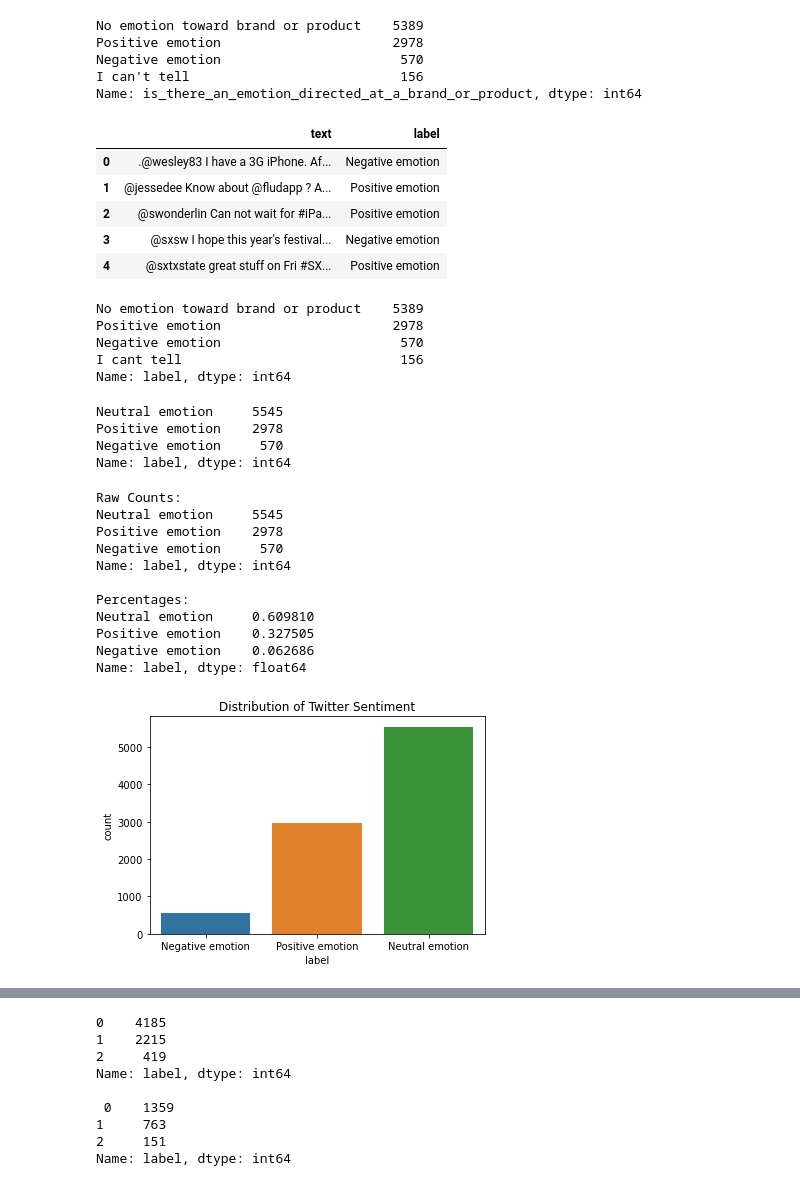
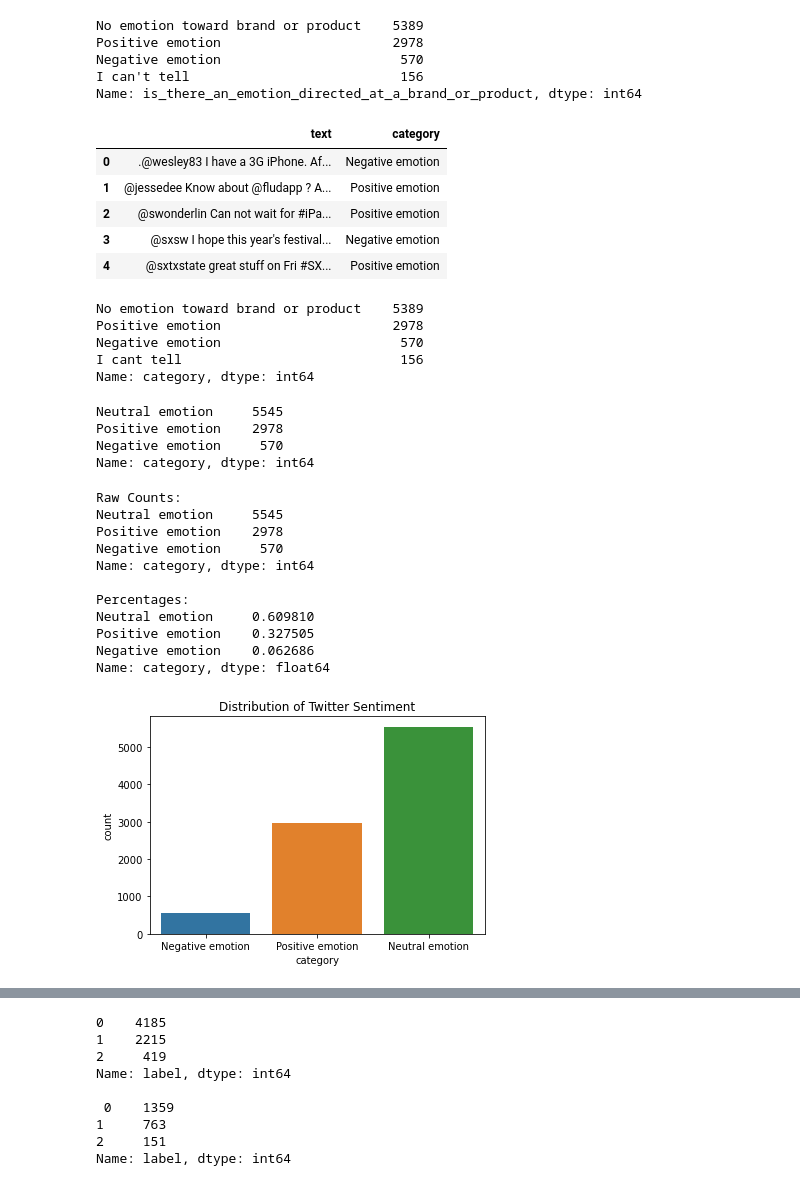
Before and after one commit to VolhaP87/Twitter_Sentiment_Analysis, a Jupyter notebook: Untitled.ipynb, the cells around one changed output, grey strips where cells are left out. Drawn from its saved outputs; the diff is of its cells as text; code cells hidden in the pictures.

```diff
--- a/Untitled.ipynb
+++ b/Untitled.ipynb
@@ -45,65 +44,65 @@ I can't tell                           156
 Name: is_there_an_emotion_directed_at_a_brand_or_product, dtype: int64
 # %%
 data = df[['tweet_text', 'is_there_an_emotion_directed_at_a_brand_or_product']]
-data = data.rename(columns = {'tweet_text' : 'text', 'is_there_an_emotion_directed_at_a_brand_or_product' : 'label'})
+data = data.rename(columns = {'tweet_text' : 'text', 'is_there_an_emotion_directed_at_a_brand_or_product' : 'category'})
 data.head()
 # %% [output]
-|  | text | label |
+|  | text | category |
 | 0 | .@wesley83 I have a 3G iPhone. Af... | Negative emotion |
 | 1 | @jessedee Know about @fludapp ? A... | Positive emotion |
 | 2 | @swonderlin Can not wait for #iPa... | Positive emotion |
 | 3 | @sxsw I hope this year's festival... | Negative emotion |
 | 4 | @sxtxstate great stuff on Fri #SX... | Positive emotion |
 # %%
-data['label'] = data['label'].replace("[',]", "", regex=True)
-data['label'].value_counts()
+data['category'] = data['category'].replace("[',]", "", regex=True)
+data['category'].value_counts()
 # %% [output]
 No emotion toward brand or product    5389
 Positive emotion                      2978
 Negative emotion                       570
 I cant tell                            156
-Name: label, dtype: int64
+Name: category, dtype: int64
 # %%
-data['label'].replace('No emotion toward brand or product', 'Neutral emotion', inplace=True)
-data['label'].replace('I cant tell', 'Neutral emotion', inplace=True)
-data['label'].value_counts()
+data['category'].replace('No emotion toward brand or product', 'Neutral emotion', inplace=True)
+data['category'].replace('I cant tell', 'Neutral emotion', inplace=True)
+data['category'].value_counts()
 # %% [output]
 Neutral emotion     5545
 Positive emotion    2978
 Negative emotion     570
-Name: label, dtype: int64
+Name: category, dtype: int64
 # %%
 # Check for class imbalance
 print("Raw Counts:")
-print(data['label'].value_counts())
+print(data['category'].value_counts())
 print()
 print('Percentages:')
-print(data['label'].value_counts(normalize=True))
+print(data['category'].value_counts(normalize=True))
 # %% [output]
 Raw Counts:
 Neutral emotion     5545
 Positive emotion    2978
 Negative emotion     570
-Name: label, dtype: int64
+Name: category, dtype: int64
 
 Percentages:
 Neutral emotion     0.609810
 Positive emotion    0.327505
 Negative emotion    0.062686
-Name: label, dtype: float64
+Name: category, dtype: float64
 # %%
 # Plot the distribution of values in column 'stroke'
 import seaborn as sns
 import matplotlib.pyplot as plt
 %matplotlib inline
 import warnings
 warnings.filterwarnings('ignore')
 
-sns.countplot(data['label'])
+sns.countplot(data['category'])
 plt.title('Distribution of Twitter Sentiment')
 plt.savefig('distribution_sentiment');
 # %% [output]
-[figure, old version]
+[figure, new version]
 # %%
 data.info()
 # %% [output]
```
Also changed, not shown: parts of 20 cells of this notebook.
